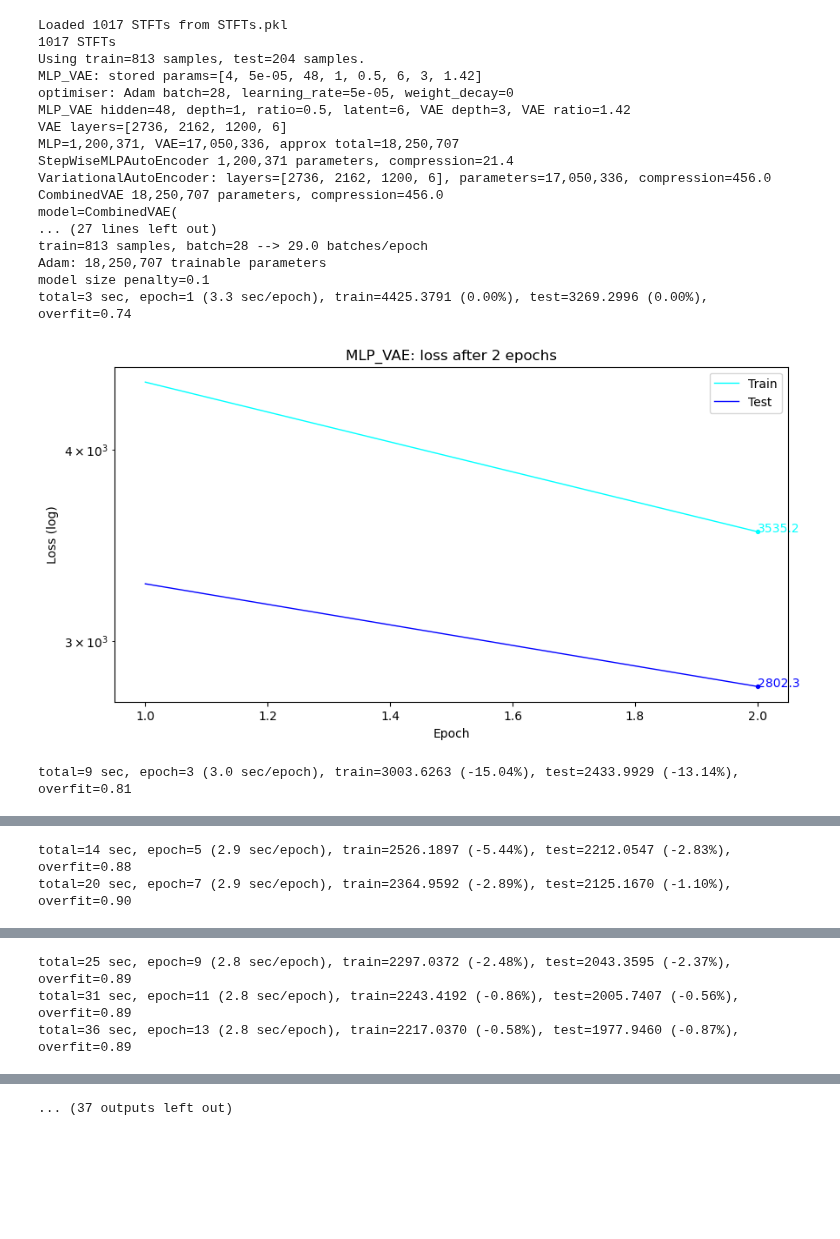
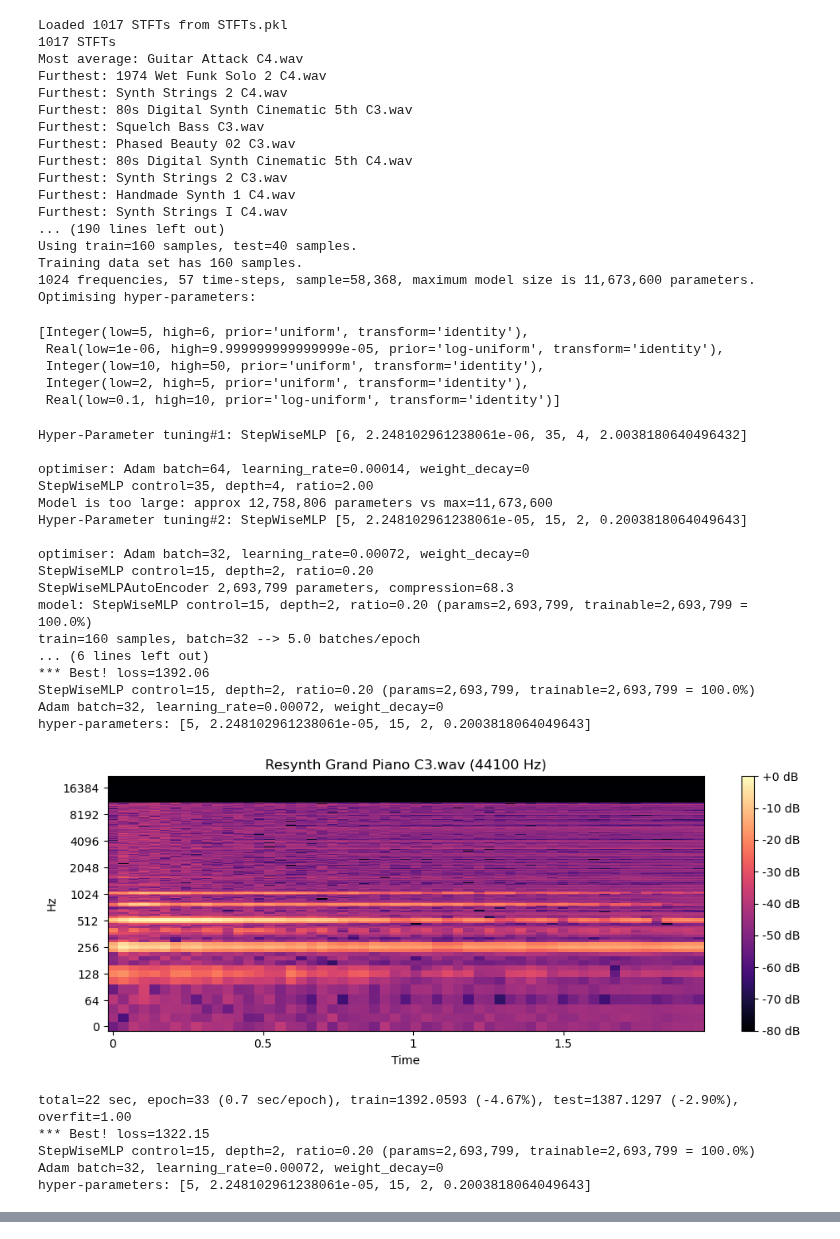
Before and after one commit to RikMaxSpeed/SampleGen, a Jupyter notebook: MakeAndTrain.ipynb, the cells around one changed output, grey strips where cells are left out. Drawn from its saved outputs; the diff is of its cells as text; code cells hidden in the pictures; blank space fills up the shorter version.

```diff
--- a/MakeAndTrain.ipynb
+++ b/MakeAndTrain.ipynb
@@ -50,43 +35,69 @@ diff = numpy.ndarray(1025, 57) x float32, size=58,425 elements = 233,700 bytes
 # %%
 # Find out the best hyper-parameters to train this model (typically needs to run overnight)
 #model = "StepWiseMLP" # or "RNNAutoEncoder" and RNN_VAE_Incremental", or "StepWiseMLP" and "MLPVAE_Incremental"
 
 
 #model = "RNNAutoEncoder"
 
-model = "MLP_VAE"
-#model = "StepWiseMLP"
+#model = "MLP_VAE"
+model = "StepWiseMLP"
 #model = "MLPVAE_Incremental"
 
 #model = "RNN_VAE"
 
 #model = "STFT_VAE"
 
 # First optimise the hyper-parameters for this model
-#optimise_hyper_parameters(model)
+optimise_hyper_parameters(model)
 
 # Then train using the best hyper-parameters
-train_best_params(model)
+#train_best_params(model)
 
 
 # Alternatively, refine the training for the best set of hyper-parameters we've found
 # %% [output]
 Loaded 1017 STFTs from STFTs.pkl
 1017 STFTs
-Using train=813 samples, test=204 samples.
-MLP_VAE: stored params=[4, 5e-05, 48, 1, 0.5, 6, 3, 1.42]
-optimiser: Adam batch=28, learning_rate=5e-05, weight_decay=0
-MLP_VAE hidden=48, depth=1, ratio=0.5, latent=6, VAE depth=3, VAE ratio=1.42
-VAE layers=[2736, 2162, 1200, 6]
-MLP=1,200,371, VAE=17,050,336, approx total=18,250,707
-StepWiseMLPAutoEncoder 1,200,371 parameters, compression=21.4
-VariationalAutoEncoder: layers=[2736, 2162, 1200, 6], parameters=17,050,336, compression=456.0
-CombinedVAE 18,250,707 parameters, compression=456.0
-model=CombinedVAE(
-... (27 lines left out)
-train=813 samples, batch=28 --> 29.0 batches/epoch
-Adam: 18,250,707 trainable parameters
-model size penalty=0.1
-total=3 sec, epoch=1 (3.3 sec/epoch), train=4425.3791 (0.00%), test=3269.2996 (0.00%), overfit=0.74
+Most average: Guitar Attack C4.wav
+Furthest: 1974 Wet Funk Solo 2 C4.wav
+Furthest: Synth Strings 2 C4.wav
+Furthest: 80s Digital Synth Cinematic 5th C3.wav
+Furthest: Squelch Bass C3.wav
+Furthest: Phased Beauty 02 C3.wav
+Furthest: 80s Digital Synth Cinematic 5th C4.wav
+Furthest: Synth Strings 2 C3.wav
+Furthest: Handmade Synth 1 C4.wav
+Furthest: Synth Strings I C4.wav
+... (190 lines left out)
+Using train=160 samples, test=40 samples.
+Training data set has 160 samples.
+1024 frequencies, 57 time-steps, sample=58,368, maximum model size is 11,673,600 parameters.
+Optimising hyper-parameters:
+[Integer(low=5, high=6, prior='uniform', transform='identity'),
+ Real(low=1e-06, high=9.999999999999999e-05, prior='log-uniform', transform='identity'),
+ Integer(low=10, high=50, prior='uniform', transform='identity'),
+ Integer(low=2, high=5, prior='uniform', transform='identity'),
+ Real(low=0.1, high=10, prior='log-uniform', transform='identity')]
+Hyper-Parameter tuning#1: StepWiseMLP [6, 2.248102961238061e-06, 35, 4, 2.0038180640496432]
+
+optimiser: Adam batch=64, learning_rate=0.00014, weight_decay=0
+StepWiseMLP control=35, depth=4, ratio=2.00
+Model is too large: approx 12,758,806 parameters vs max=11,673,600
+Hyper-Parameter tuning#2: StepWiseMLP [5, 2.248102961238061e-05, 15, 2, 0.2003818064049643]
+
+optimiser: Adam batch=32, learning_rate=0.00072, weight_decay=0
+StepWiseMLP control=15, depth=2, ratio=0.20
+StepWiseMLPAutoEncoder 2,693,799 parameters, compression=68.3
+model: StepWiseMLP control=15, depth=2, ratio=0.20 (params=2,693,799, trainable=2,693,799 = 100.0%)
+train=160 samples, batch=32 --> 5.0 batches/epoch
+... (6 lines left out)
+*** Best! loss=1392.06
+StepWiseMLP control=15, depth=2, ratio=0.20 (params=2,693,799, trainable=2,693,799 = 100.0%)
+Adam batch=32, learning_rate=0.00072, weight_decay=0
+hyper-parameters: [5, 2.248102961238061e-05, 15, 2, 0.2003818064049643]
-[figure, old version]
+[figure, new version]
-total=9 sec, epoch=3 (3.0 sec/epoch), train=3003.6263 (-15.04%), test=2433.9929 (-13.14%), overfit=0.81
+total=22 sec, epoch=33 (0.7 sec/epoch), train=1392.0593 (-4.67%), test=1387.1297 (-2.90%), overfit=1.00
+*** Best! loss=1322.15
+StepWiseMLP control=15, depth=2, ratio=0.20 (params=2,693,799, trainable=2,693,799 = 100.0%)
+Adam batch=32, learning_rate=0.00072, weight_decay=0
+hyper-parameters: [5, 2.248102961238061e-05, 15, 2, 0.2003818064049643]
@@ -94,2 +104,0 @@ total=9 sec, epoch=3 (3.0 sec/epoch), train=3003.6263 (-15.04%), test=2433.9929
-total=14 sec, epoch=5 (2.9 sec/epoch), train=2526.1897 (-5.44%), test=2212.0547 (-2.83%), overfit=0.88
-total=20 sec, epoch=7 (2.9 sec/epoch), train=2364.9592 (-2.89%), test=2125.1670 (-1.10%), overfit=0.90
@@ -97,3 +109,0 @@ total=20 sec, epoch=7 (2.9 sec/epoch), train=2364.9592 (-2.89%), test=2125.1670
-total=25 sec, epoch=9 (2.8 sec/epoch), train=2297.0372 (-2.48%), test=2043.3595 (-2.37%), overfit=0.89
-total=31 sec, epoch=11 (2.8 sec/epoch), train=2243.4192 (-0.86%), test=2005.7407 (-0.56%), overfit=0.89
-total=36 sec, epoch=13 (2.8 sec/epoch), train=2217.0370 (-0.58%), test=1977.9460 (-0.87%), overfit=0.89
@@ -114 +120,0 @@ total=96 sec, epoch=35 (2.7 sec/epoch), train=2069.0342 (-0.60%), test=1888.5651
-... (37 outputs left out)
```
Also changed, not shown: parts of 2 cells of this notebook, 5 other files.
